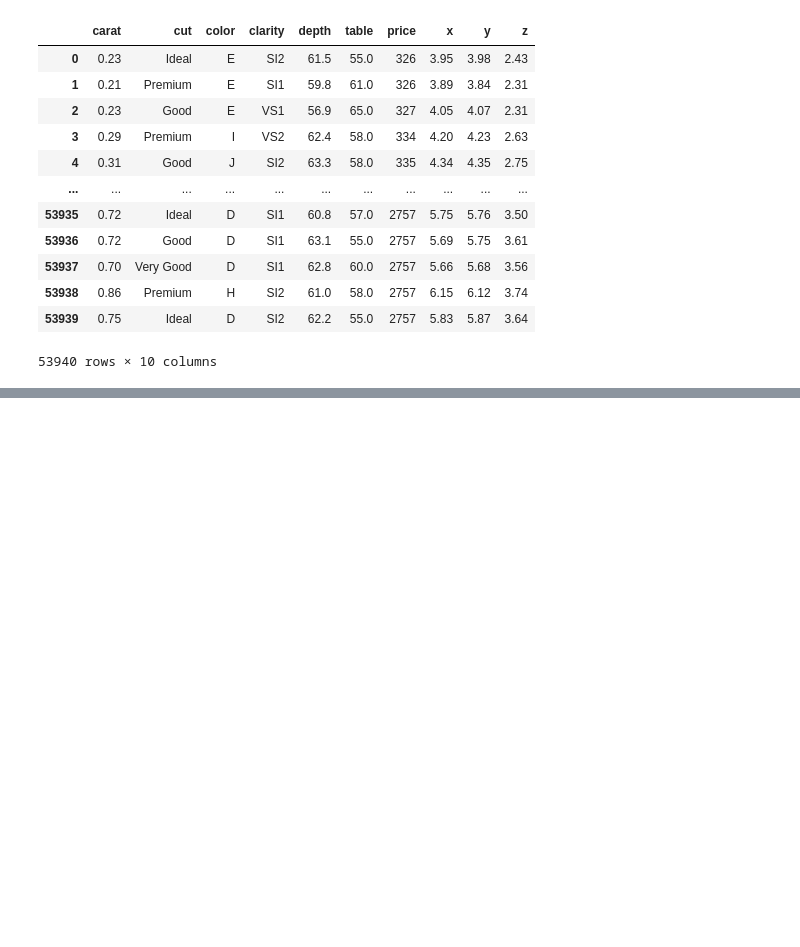
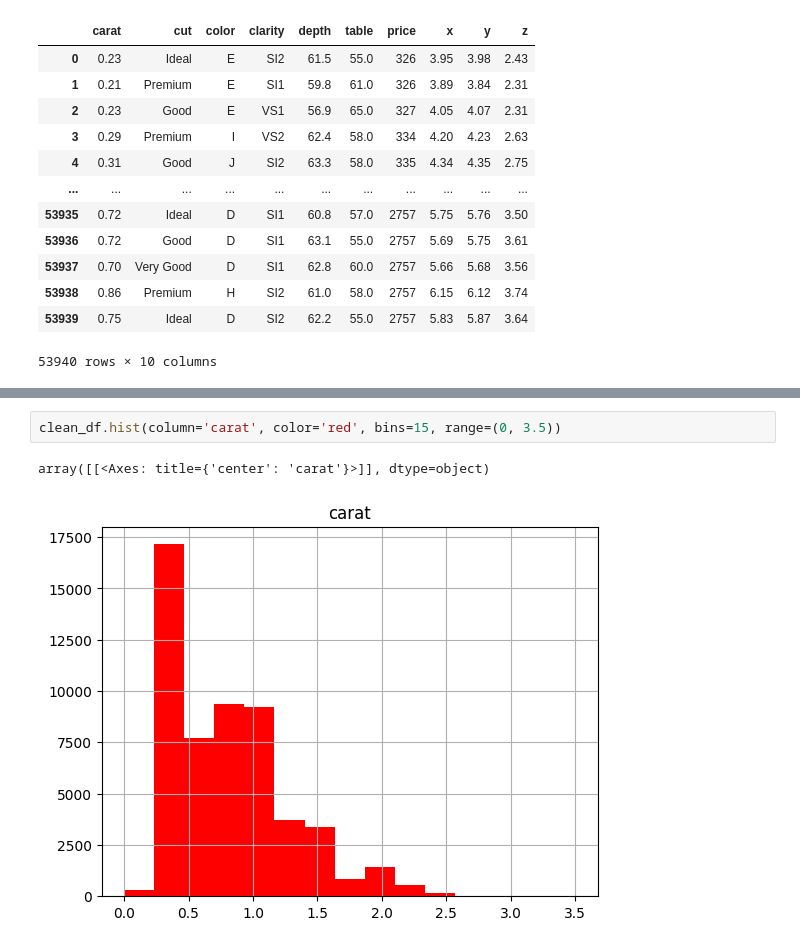
Before and after one commit to Javacream/org.javacream.training.python, a Jupyter notebook: DataAnalysis/diamonds/diamonds.ipynb, the cells around one changed output, grey strips where cells are left out. Saved outputs shown, nothing was run; the diff lists cells and outputs as text; blank space fills up the shorter version.

```diff
--- a/DataAnalysis/diamonds/diamonds.ipynb
+++ b/DataAnalysis/diamonds/diamonds.ipynb
@@ -197,0 +244,5 @@ clean_df
+# %%
+clean_df.hist(column='carat', color='red', bins=15, range=(0, 3.5))
+# %% [output]
+array([[<Axes: title={'center': 'carat'}>]], dtype=object)
+[figure, added]
```
Also changed, not shown: parts of 9 cells of this notebook.
